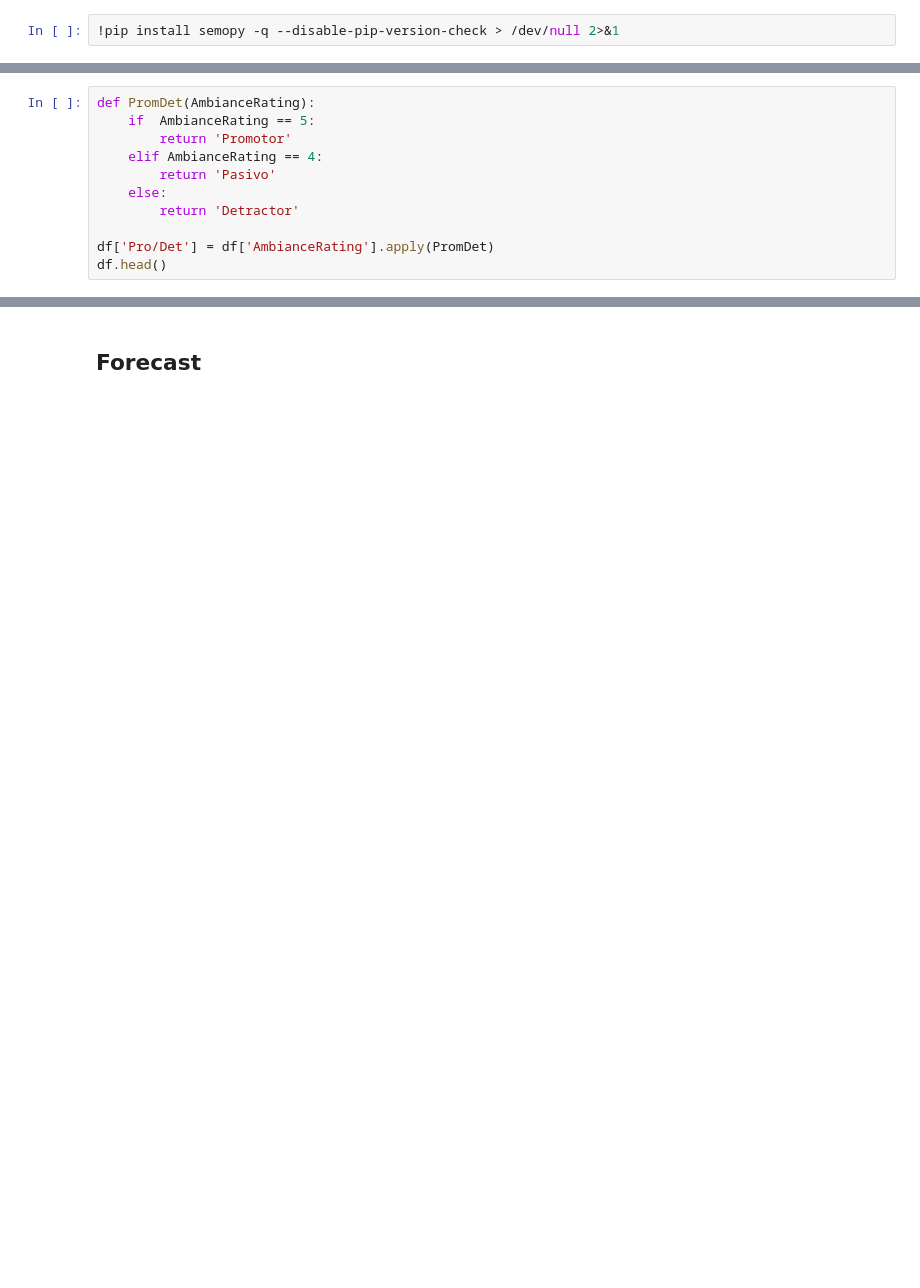
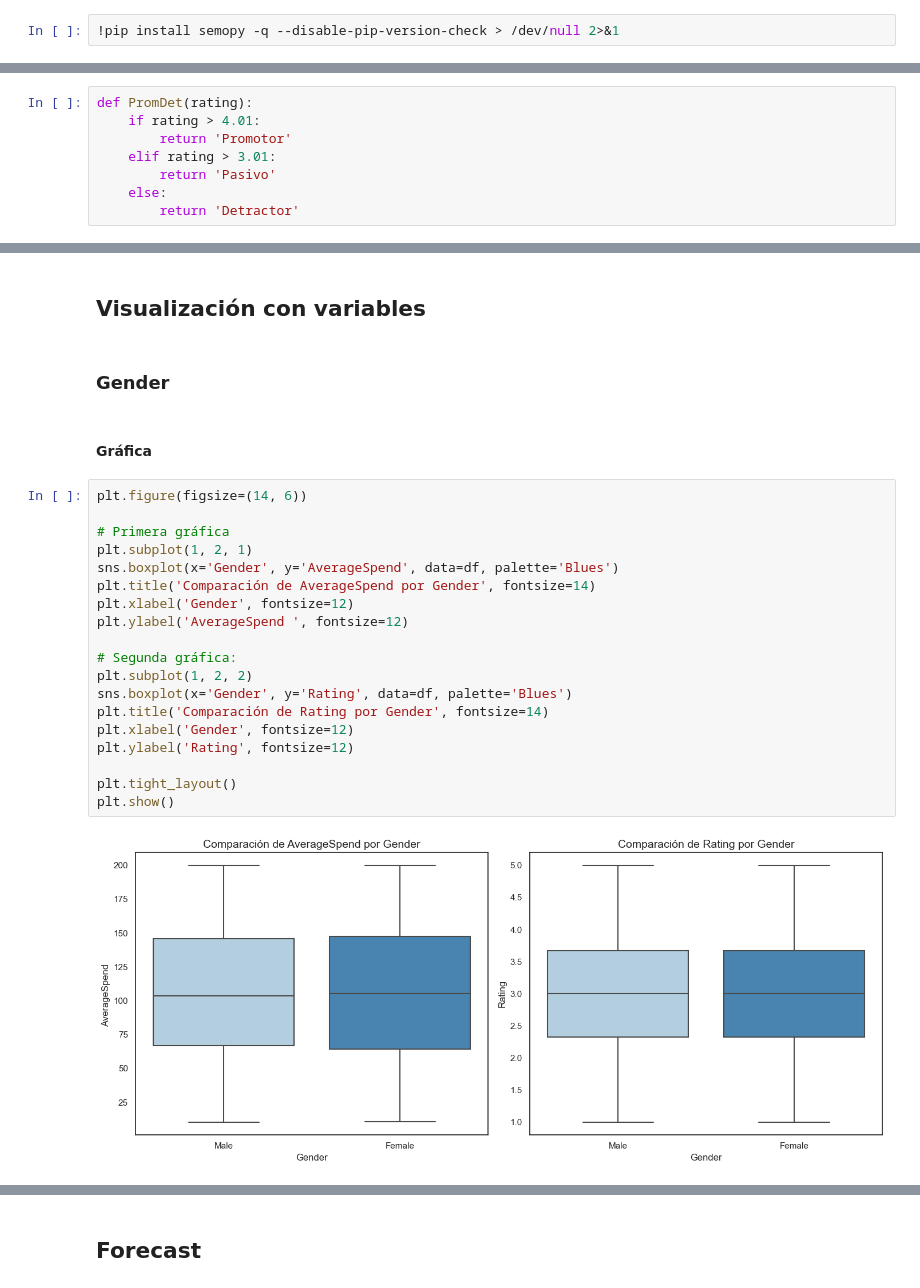
Before and after one commit to zayo1511/ProyectoLabAnaDatFinDisInd, a Jupyter notebook: Proyecto_Laboratorio.ipynb, the cells around one changed output, grey strips where cells are left out. Saved outputs shown, nothing was run; the diff lists cells and outputs as text; blank space fills up the shorter version.

```diff
--- a/Proyecto_Laboratorio.ipynb
+++ b/Proyecto_Laboratorio.ipynb
@@ -50,11 +6,0 @@ df.head()
-# %%
-def PromDet(AmbianceRating):
-    if 	AmbianceRating == 5:
-        return 'Promotor'
-    elif AmbianceRating == 4:
-        return 'Pasivo'
-    else:
-        return 'Detractor'
-
-df['Pro/Det'] = df['AmbianceRating'].apply(PromDet)
-df.head()
@@ -227,0 +67,8 @@ def boxplot_clusters(columns):
+# %%
+def PromDet(rating):
+    if rating > 4.01:
+        return 'Promotor'
+    elif rating > 3.01:
+        return 'Pasivo'
+    else:
+        return 'Detractor'
@@ -227,0 +115,27 @@ def boxplot_clusters(columns):
+# %% [markdown]
+## Visualización con variables
+# %% [markdown]
+### Gender
+# %% [markdown]
+#### Gráfica
+# %%
+plt.figure(figsize=(14, 6))
+
+# Primera gráfica
+plt.subplot(1, 2, 1)
+sns.boxplot(x='Gender', y='AverageSpend', data=df, palette='Blues')
+plt.title('Comparación de AverageSpend por Gender', fontsize=14)
+plt.xlabel('Gender', fontsize=12)
+plt.ylabel('AverageSpend ', fontsize=12)
+
+# Segunda gráfica:
+plt.subplot(1, 2, 2)
+sns.boxplot(x='Gender', y='Rating', data=df, palette='Blues')
+plt.title('Comparación de Rating por Gender', fontsize=14)
+plt.xlabel('Gender', fontsize=12)
+plt.ylabel('Rating', fontsize=12)
+
+plt.tight_layout()
+plt.show()
+# %% [output]
+[figure, added]
```
Also changed, not shown: parts of 122 cells of this notebook.
